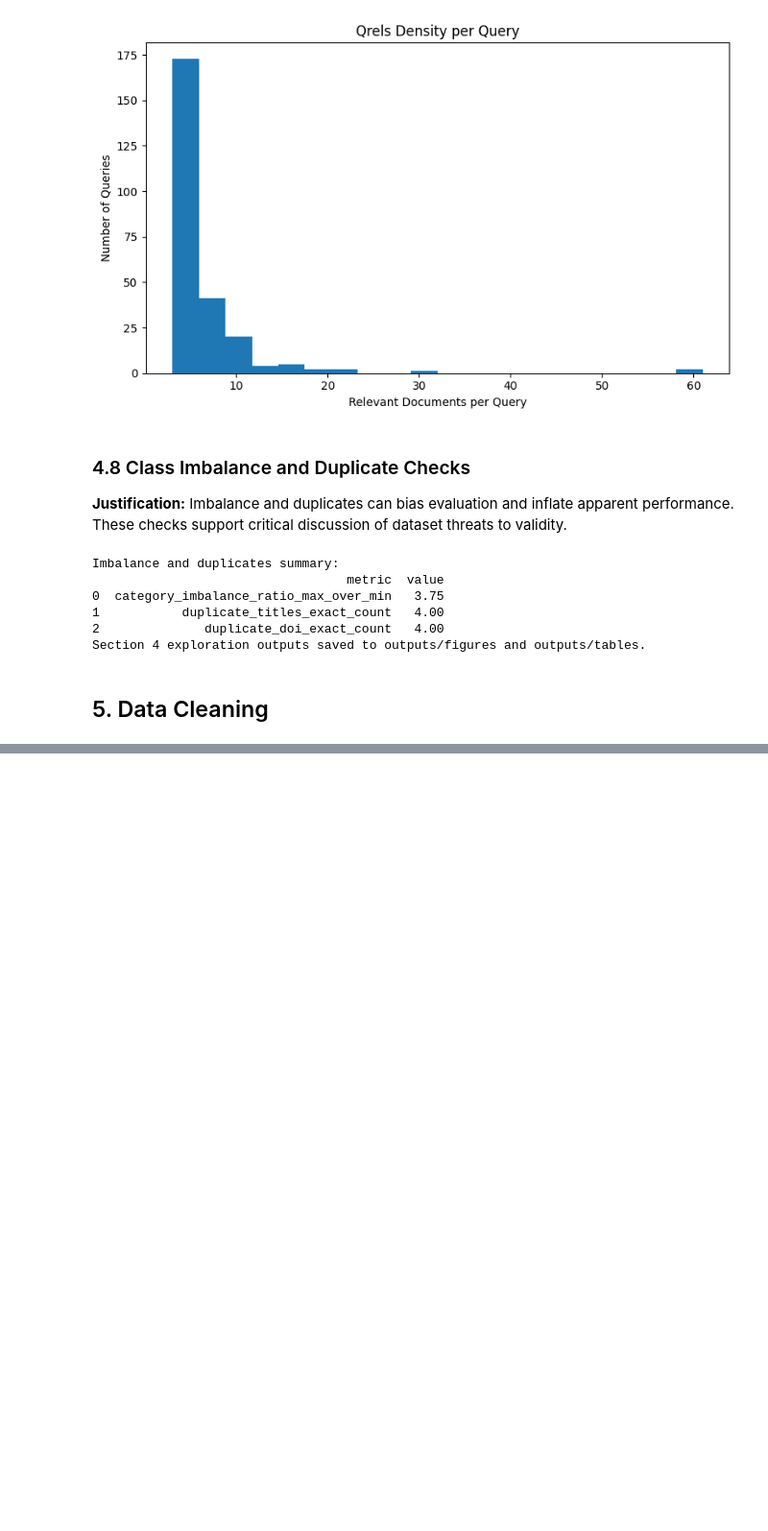
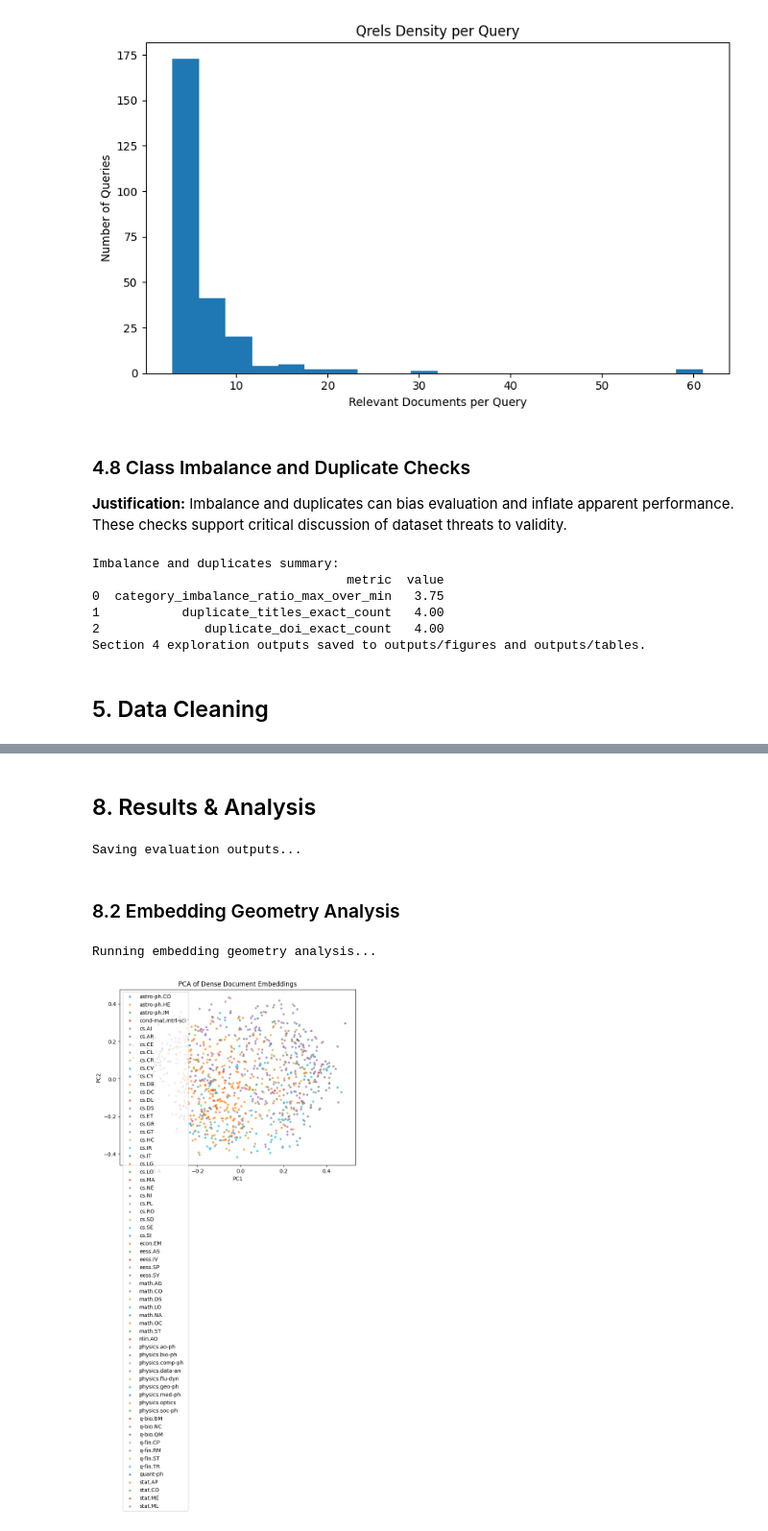
Before and after one commit to corbancode/academic-paper-recommendation, a Jupyter notebook: academic-paper-recommendation.ipynb, the cells around one changed output, grey strips where cells are left out. Shown at 96% size. Drawn from its saved outputs; the diff is of its cells as text; code cells hidden in the pictures; blank space fills up the shorter version.

```diff
--- a/academic-paper-recommendation.ipynb
+++ b/academic-paper-recommendation.ipynb
@@ -17,7 +17,7 @@ This study investigates academic paper recommendation using a fixed dataset pipe
 # =========================================================
 # Import required libraries
 # =========================================================
-%pip install matplotlib pandas
+# %pip install matplotlib pandas torch torchvision scikit-learn sentence-transformers umap-learn
 import json
 import os
 import time
@@ -30,3 +30,15 @@ from typing import Dict, List, Tuple
 import numpy as np
 import pandas as pd
 import matplotlib.pyplot as plt
+
+from sklearn.feature_extraction.text import TfidfVectorizer, ENGLISH_STOP_WORDS
+from sklearn.metrics.pairwise import cosine_similarity
+from sklearn.decomposition import PCA
+from sklearn.preprocessing import normalize
+
+from sentence_transformers import SentenceTransformer
+
+try:
+    import umap
+except ImportError:
+    umap = None
@@ -381,7 +591,7 @@ Section 4 exploration outputs saved to outputs/figures and outputs/tables.
 # %% [markdown]
 ## 5. Data Cleaning
 # %%
-cleaned = []
+cleaned_papers = []
 
 for p in papers:
     title = normalise_whitespace(p.get("title", ""))
@@ -392,7 +602,7 @@ for p in papers:
     if not paper_id or not title or not abstract:
         continue
 
-    cleaned.append({
+    cleaned_papers.append({
         **p,
         "title": title,
         "abstract": abstract,
@@ -401,0 +624,17 @@ for p in papers:
+# %%
+print("Building corpus index...")
+
+@dataclass
+class CorpusIndex:
+    paper_ids: List[str]
+    texts: List[str]
+    tfidf_vectorizer: TfidfVectorizer = None
+    tfidf_matrix: np.ndarray = None
+    dense_model: SentenceTransformer = None
+    dense_matrix: np.ndarray = None
+
+
+paper_ids = [p["paper_id"] for p in cleaned_papers]
+texts = [p["text"] for p in cleaned_papers]
+
+index = CorpusIndex(paper_ids=paper_ids, texts=texts)
@@ -401,0 +820,15 @@ for p in papers:
+# %% [markdown]
+## 8. Results & Analysis
+# %%
+all_results = pd.concat(
+    [tfidf_results, sbert_results, hybrid_results, two_stage_results],
+    ignore_index=True
+)
+
+summary = summarise_results(all_results)
+
+print("Saving evaluation outputs...")
+save_dataframe(all_results, os.path.join(METRICS_DIR, "per_query_results.csv"))
+save_dataframe(summary, os.path.join(METRICS_DIR, "summary_results.csv"))
+# %% [output]
+Saving evaluation outputs...
@@ -401,0 +848,8 @@ for p in papers:
+# %% [markdown]
+### 8.2 Embedding Geometry Analysis
+# %%
+print("Running embedding geometry analysis...")
+plot_dense_embedding_geometry(index, papers)
+# %% [output]
+Running embedding geometry analysis...
+[figure, added]
```
Also changed, not shown: parts of 26 cells of this notebook, 1 other file.
